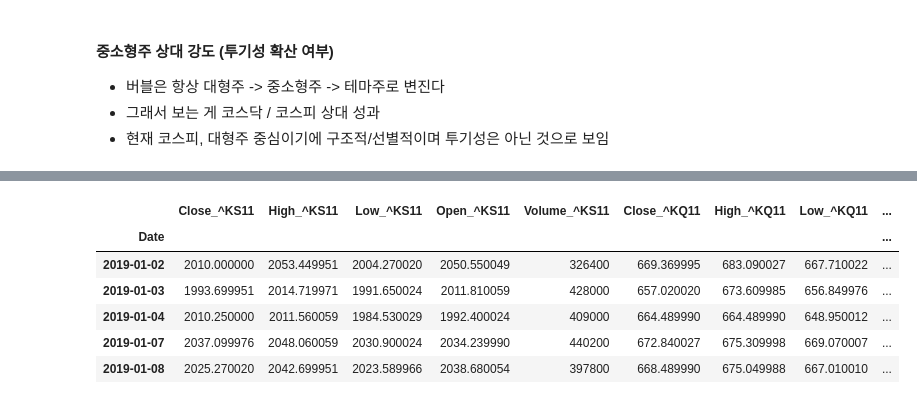
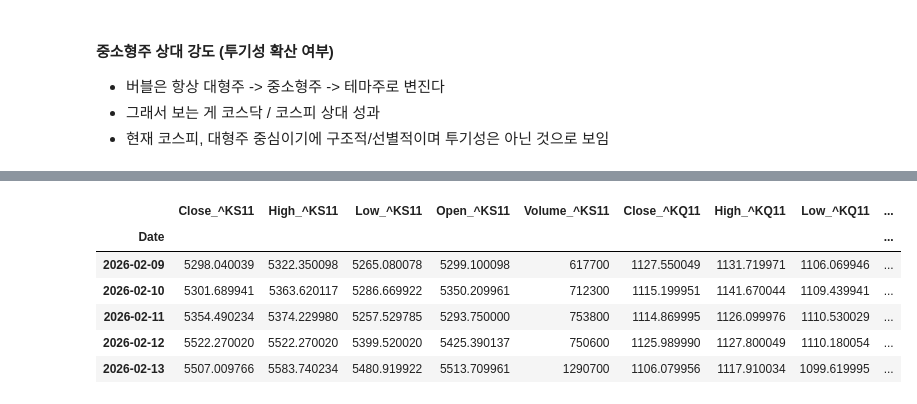
Before and after one commit to cbyangel/MacroEconomy, a Jupyter notebook: notebooks/9.통화.ipynb, the cells around one changed output, grey strips where cells are left out. Drawn from its saved outputs; the diff is of its cells as text; code cells hidden in the pictures.

```diff
--- a/notebooks/9.통화.ipynb
+++ b/notebooks/9.통화.ipynb
@@ -409,8 +402,8 @@ plt.show()
 - 그래서 보는 게 코스닥 / 코스피 상대 성과
 - 현재 코스피, 대형주 중심이기에 구조적/선별적이며 투기성은 아닌 것으로 보임
 # %%
-kospi = yf.download("^KS11", start="2019-01-01")    # KOSPI
-kosdaq = yf.download("^KQ11", start="2019-01-01")  # KOSDAQ
+kospi = yf.download("^KS11", start="2020-01-01")    # KOSPI
+kosdaq = yf.download("^KQ11", start="2020-01-01")  # KOSDAQ
 
 df_rel = kospi.join(kosdaq)
 df_rel.columns = [ f"{col[0]}_{col[1]}" for col in df_rel.columns]
@@ -429,10 +422,10 @@ plt.show()
 # %%
-df_rel.head()
+df_rel.tail()
 # %% [output]
 |  | Close_^KS11 | High_^KS11 | Low_^KS11 | Open_^KS11 | Volume_^KS11 | Close_^KQ11 | High_^KQ11 | Low_^KQ11 | ... |
 | Date |  |  |  |  |  |  |  |  | ... |
-| 2019-01-02 | 2010.000000 | 2053.449951 | 2004.270020 | 2050.550049 | 326400 | 669.369995 | 683.090027 | 667.710022 | ... |
-| 2019-01-03 | 1993.699951 | 2014.719971 | 1991.650024 | 2011.810059 | 428000 | 657.020020 | 673.609985 | 656.849976 | ... |
-| 2019-01-04 | 2010.250000 | 2011.560059 | 1984.530029 | 1992.400024 | 409000 | 664.489990 | 664.489990 | 648.950012 | ... |
-| 2019-01-07 | 2037.099976 | 2048.060059 | 2030.900024 | 2034.239990 | 440200 | 672.840027 | 675.309998 | 669.070007 | ... |
-| 2019-01-08 | 2025.270020 | 2042.699951 | 2023.589966 | 2038.680054 | 397800 | 668.489990 | 675.049988 | 667.010010 | ... |
+| 2026-02-09 | 5298.040039 | 5322.350098 | 5265.080078 | 5299.100098 | 617700 | 1127.550049 | 1131.719971 | 1106.069946 | ... |
+| 2026-02-10 | 5301.689941 | 5363.620117 | 5286.669922 | 5350.209961 | 712300 | 1115.199951 | 1141.670044 | 1109.439941 | ... |
+| 2026-02-11 | 5354.490234 | 5374.229980 | 5257.529785 | 5293.750000 | 753800 | 1114.869995 | 1126.099976 | 1110.530029 | ... |
+| 2026-02-12 | 5522.270020 | 5522.270020 | 5399.520020 | 5425.390137 | 750600 | 1125.989990 | 1127.800049 | 1110.180054 | ... |
+| 2026-02-13 | 5507.009766 | 5583.740234 | 5480.919922 | 5513.709961 | 1290700 | 1106.079956 | 1117.910034 | 1099.619995 | ... |
```
Also changed, not shown: parts of 16 cells of this notebook, 17 other files.
